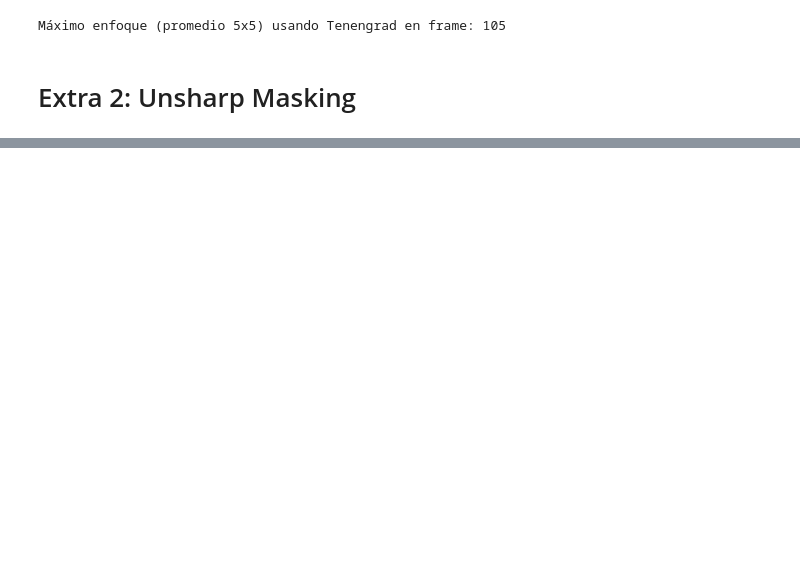
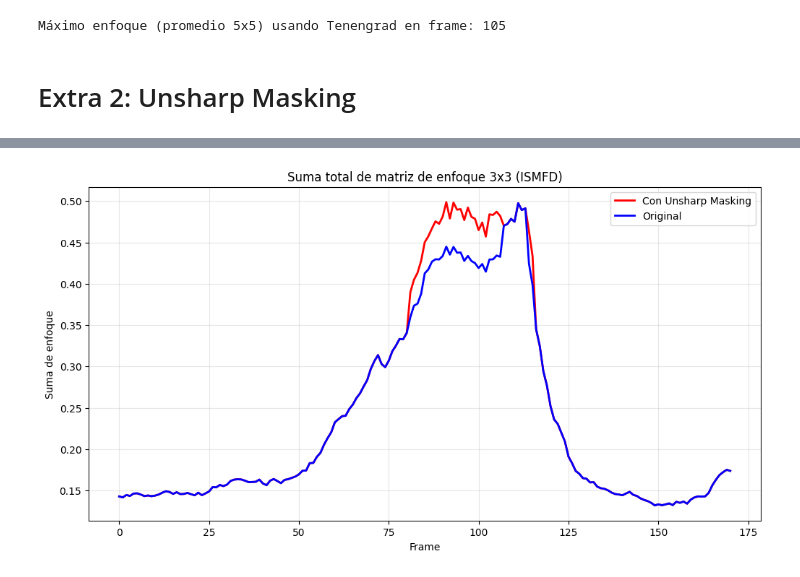
Before and after one commit to martinerrazquin/ceia-vpc1, a Jupyter notebook: TP2/solucion.ipynb, the cells around one changed output, grey strips where cells are left out. Drawn from its saved outputs; the diff is of its cells as text; code cells hidden in the pictures; blank space fills up the shorter version.

Commit message:
adding unsharp masking to TP2

```diff
--- a/TP2/solucion.ipynb
+++ b/TP2/solucion.ipynb
@@ -577,11 +585,11 @@ def metric_tenengrad(img: np.ndarray) -> float:
     return tenengrad
 # %%
 focus_matrix_5x5_mean = np.array([
-    calculate_focus_matrix(img, (5, 5), metric_tenengrad, spacing_fraction=0.01).mean()
+    calculate_focus_matrix(cv.GaussianBlur(img, (5, 5), 1), (5, 5), metric_tenengrad, spacing_fraction=0.01).mean()
     for img in grayscale_float_frames()
 ])
 
-METRICS['focus_matrix_5x5_mean'] = focus_matrix_7x7_mean
+METRICS['focus_matrix_5x5_mean'] = focus_matrix_5x5_mean
 
 plt.plot(focus_matrix_5x5_mean)
 lims = plt.ylim()
@@ -600,0 +707,39 @@ Máximo enfoque (promedio 5x5) usando Tenengrad en frame: 105
+# %%
+k_value = 0.3  # Valor de k para unsharp masking
+kernel_size = 3  # Tamaño del kernel gaussiano
+sigma = 1.0  # Desviación estándar del filtro gaussiano
+
+
+# Aplicar unsharp masking a los frames en rango
+if len(frames_in_range) > 0:
+    focus_matrix_3x3_enhanced = focus_matrix_3x3_total.copy()
+    for frame_idx in frames_in_range:
+        original_frame = get_frame_at_index(frame_idx)
+        enhanced_frame = unsharp_masking(original_frame, k_value, kernel_size, sigma)
+        focus_matrix_3x3_enhanced[frame_idx] = calculate_focus_matrix(
+            enhanced_frame,
+            (3, 3),
+            metric_ismfd,
+            spacing_fraction=0.01).sum()
+
+    # Guardar en METRICS
+    METRICS['focus_matrix_3x3_enhanced'] = focus_matrix_3x3_enhanced
+# %%
+plt.figure(figsize=(12, 6))
+
+
+# Curva con unsharp masking (roja) - solo si hay frames procesados
+if len(frames_in_range) > 0:
+    plt.plot(focus_matrix_3x3_enhanced, color='red', label='Con Unsharp Masking', linewidth=2)
+
+# Curva original (azul)
+plt.plot(focus_matrix_3x3_total, color='blue', label='Original', linewidth=2)
+
+plt.title('Suma total de matriz de enfoque 3x3 (ISMFD)')
+plt.xlabel('Frame')
+plt.ylabel('Suma de enfoque')
+plt.legend()
+plt.grid(True, alpha=0.3)
+plt.show()
+# %% [output]
+[figure, added]
```
Also changed, not shown: parts of 8 cells of this notebook.
